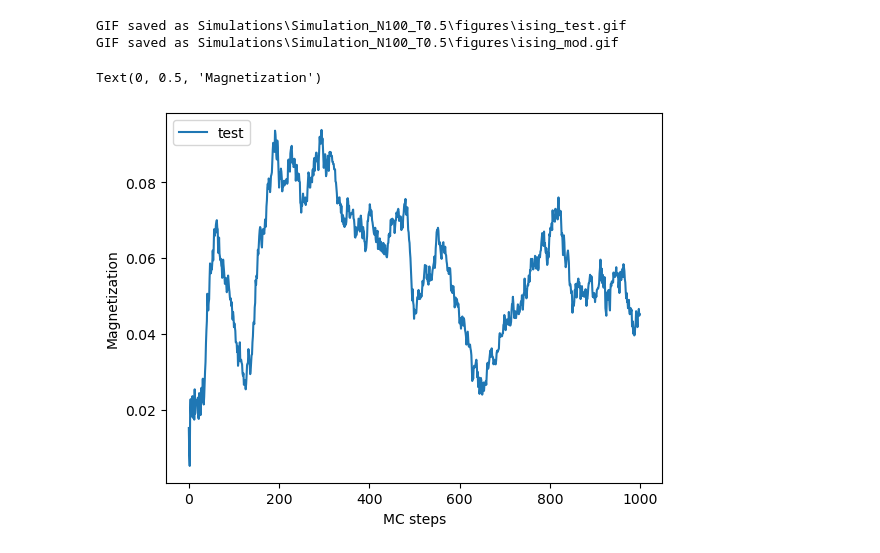
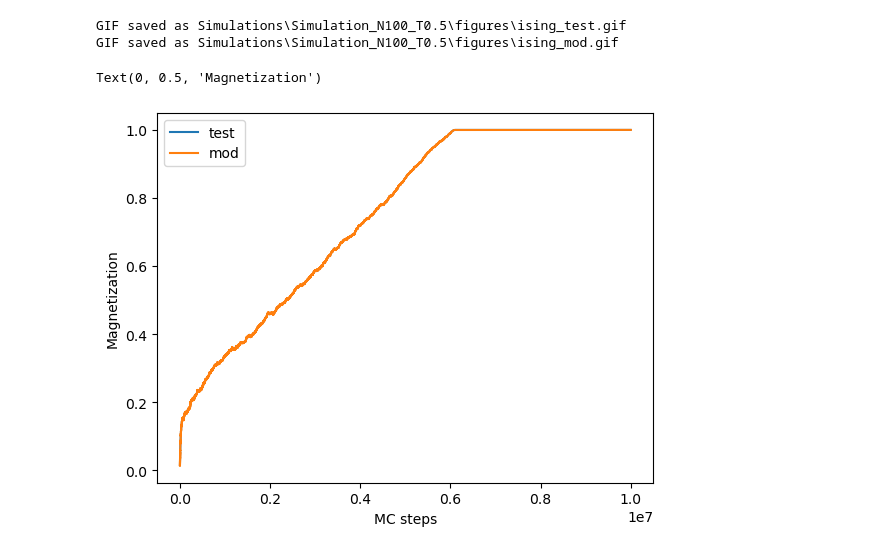
Before and after one commit to MrIsCM/Ising-Model, a Jupyter notebook: Ising_Numba_Testing.ipynb, the cells around one changed output. Cells and saved outputs as stored; diff of their text form; code cells hidden in the pictures.

```diff
--- a/Ising_Numba_Testing.ipynb
+++ b/Ising_Numba_Testing.ipynb
@@ -45,7 +52,7 @@ seed = 42
 
 N, T = 100, 0.5
 J1, J2 = 0.5, 1.0
-MC_steps = int(1e7)
+MC_steps = int(7.5e6)
 
 save_images = True
 n_imgs = 100
@@ -61,18 +68,11 @@ params_mod = {
     'MC_steps' : MC_steps,
     'save_images' : save_images,
     'images_spacing' : images_spacing,
-    'verbose' : 0
 }
 #
 params_cls = params_mod.copy()
 params_cls['J1'] = 1.0
 params_cls['J2'] = 0.0
-
-params_test = params_mod.copy()
-MC_steps_test = MC_steps//N**2
-img_spacing_test = np.unique(np.logspace(0, np.log10(MC_steps_test), n_imgs, endpoint=True, dtype=int))
-params_test['MC_steps'] = MC_steps//N**2
-params_test['images_spacing'] = img_spacing_test
 # %% [markdown]
 ## Initialize net
 # %%
@@ -89,7 +89,21 @@ energy = get_energy(lattice, N, J1, J2)
 # %%
 mags_mod, energies_mod, images_mod, last_conf_mod = metropolis(lattice=lattice, energy=energy, **params_mod)
 # %%
-mags_mod_large, energies_mod_large, images_mod_large, last_conf_mod_large = metropolis_large(lattice=lattice, energy=energy, **params_test)
+n_img_1st_iter = 10
+img_spacing_first_iter = np.unique(np.logspace(0, np.log10(N*N), n_img_1st_iter, endpoint=True, dtype=int))
+
+n_img_MC = 20
+img_spacing_MC = np.unique(np.logspace(0, np.log10(MC_steps), n_img_MC, endpoint=True, dtype=int))
+
+params_mod_large = params_mod.copy()
+params_mod_large.pop('images_spacing', None)
+params_mod_large['MC_steps'] = int(MC_steps/N**2*10)
+params_mod_large['images_spacing_first_iter'] = img_spacing_first_iter
+params_mod_large['images_spacing_MC'] = img_spacing_MC
+
+
+# Run the Metropolis algorithm optimized for large simulations
+mags_mod_large, energies_mod_large, images_mod_MC_large, images_mod_iter_large, last_conf_mod_large = metropolis_large(lattice=lattice, energy=energy, **params_mod_large)
 # %% [markdown]
 ## Visualize results
 # %%
@@ -114,11 +130,11 @@ fast_save_data(last_conf_mod, save_dir=paths['data'], filename='lattice_mod')
 GIF saved as Simulations\Simulation_N100_T0.5\figures\ising_test.gif
 GIF saved as Simulations\Simulation_N100_T0.5\figures\ising_mod.gif
 # %%
-plt.plot(mags_mod_large, label='test')
-# plt.plot(mags_mod, label='mod')
+plt.plot(np.arange(0, MC_steps, N*N), mags_mod_large, label='test')
+plt.plot(mags_mod, label='mod')
 plt.legend(loc='upper left')
 plt.xlabel('MC steps')
 plt.ylabel('Magnetization')
 # %% [output]
 Text(0, 0.5, 'Magnetization')
-[figure, old version]
+[figure, new version]
```
Also changed, not shown: parts of 3 cells of this notebook, 8 other files.
